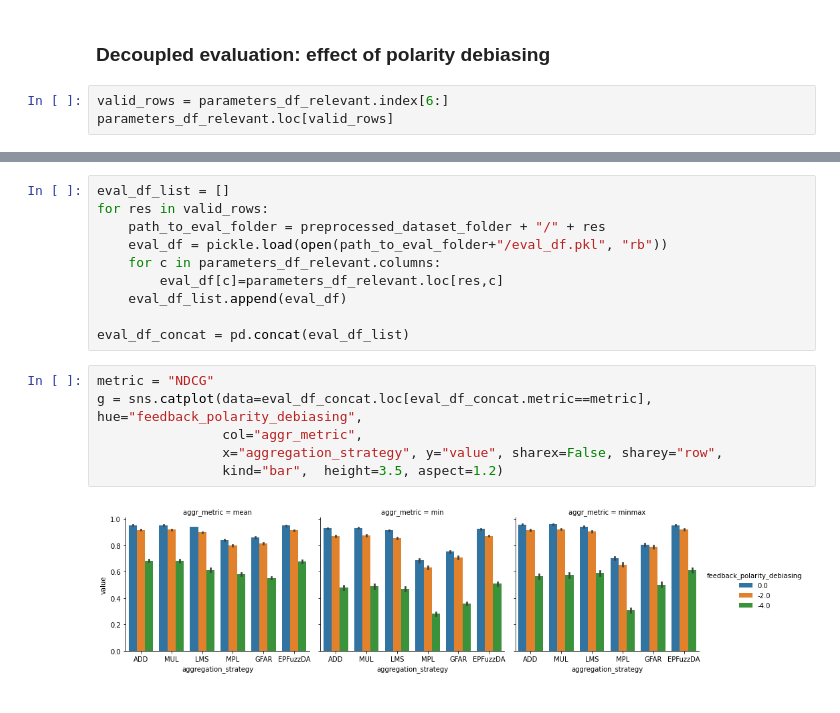
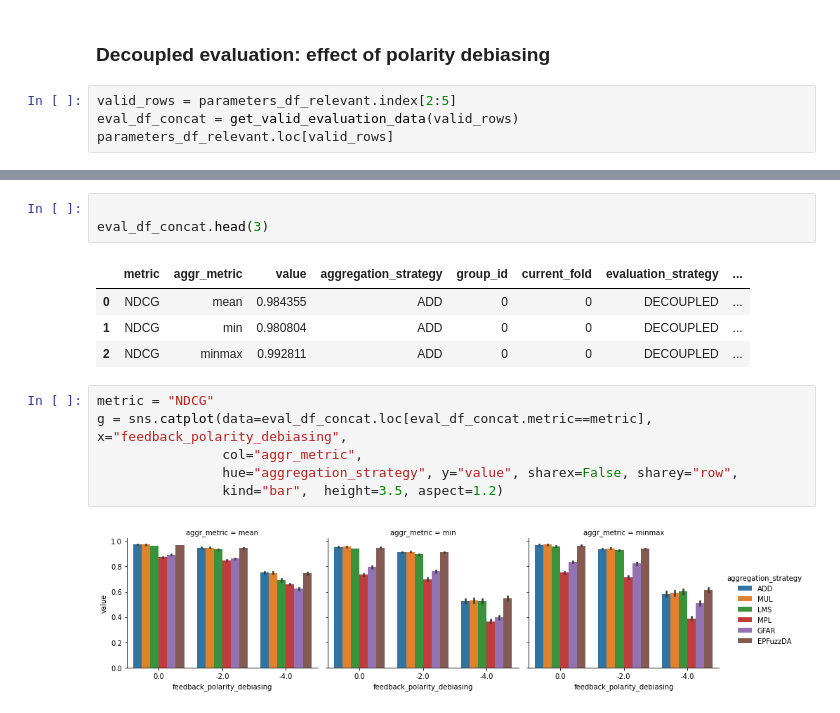
Before and after one commit to barnap/group-recommenders-offline-evaluation, a Jupyter notebook: grs_evaluation_merge_with_hyperparam_tuning.ipynb, the cells around one changed output, grey strips where cells are left out. Saved outputs shown, nothing was run; the diff lists cells and outputs as text.

```diff
--- a/grs_evaluation_merge_with_hyperparam_tuning.ipynb
+++ b/grs_evaluation_merge_with_hyperparam_tuning.ipynb
@@ -1166,6 +1160,7 @@ g = sns.catplot(data=eval_df_concat.loc[eval_df_concat.metric==metric], row="inv
 # %% [markdown]
 ### Decoupled evaluation: effect of polarity debiasing
 # %%
-valid_rows = parameters_df_relevant.index[6:]
+valid_rows = parameters_df_relevant.index[2:5]
+eval_df_concat = get_valid_evaluation_data(valid_rows)
 parameters_df_relevant.loc[valid_rows]
 # %% [output]
@@ -1176,18 +1171,16 @@ parameters_df_relevant.loc[valid_rows]
-# %%
-eval_df_list = []
-for res in valid_rows:
-    path_to_eval_folder = preprocessed_dataset_folder + "/" + res
-    eval_df = pickle.load(open(path_to_eval_folder+"/eval_df.pkl", "rb"))
-    for c in parameters_df_relevant.columns:
-        eval_df[c]=parameters_df_relevant.loc[res,c]
-    eval_df_list.append(eval_df)
-
-eval_df_concat = pd.concat(eval_df_list)
+# %%
+
+eval_df_concat.head(3)
+# %% [output]
+|  | metric | aggr_metric | value | aggregation_strategy | group_id | current_fold | evaluation_strategy | ... |
+| 0 | NDCG | mean | 0.984355 | ADD | 0 | 0 | DECOUPLED | ... |
+| 1 | NDCG | min | 0.980804 | ADD | 0 | 0 | DECOUPLED | ... |
+| 2 | NDCG | minmax | 0.992811 | ADD | 0 | 0 | DECOUPLED | ... |
 # %%
 metric = "NDCG"
-g = sns.catplot(data=eval_df_concat.loc[eval_df_concat.metric==metric], hue="feedback_polarity_debiasing",
+g = sns.catplot(data=eval_df_concat.loc[eval_df_concat.metric==metric], x="feedback_polarity_debiasing",
                 col="aggr_metric",
-                x="aggregation_strategy", y="value", sharex=False, sharey="row",
+                hue="aggregation_strategy", y="value", sharex=False, sharey="row",
                 kind="bar",  height=3.5, aspect=1.2)
 # %% [output]
-[figure, old version]
+[figure, new version]
```
Also changed, not shown: parts of 26 cells of this notebook.
